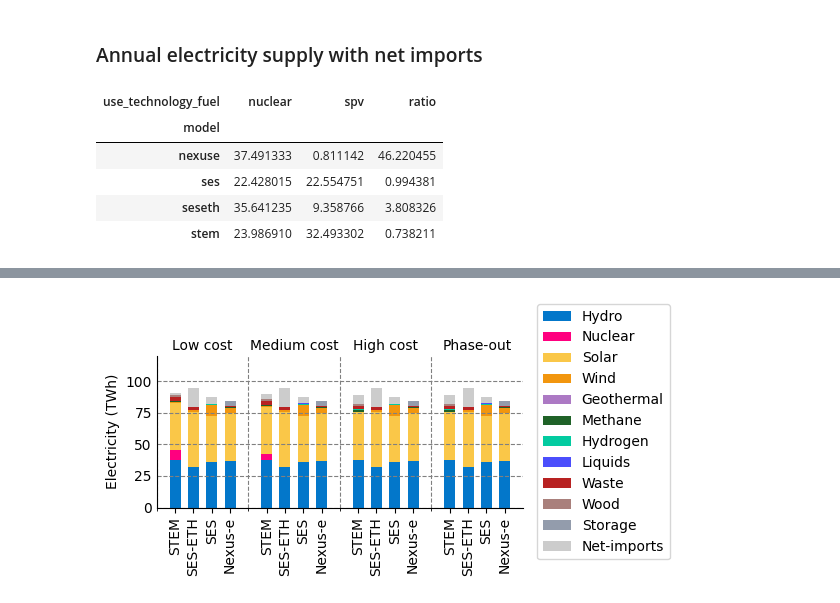
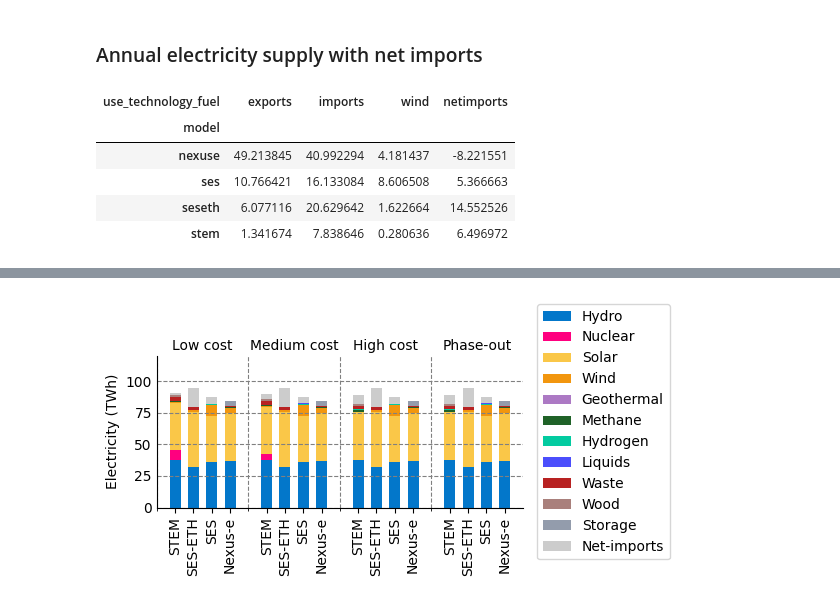
Before and after one commit to rebeccalordan-perret/plots-model-comparison, a Jupyter notebook: cross_comparison_colab.ipynb, the cells around one changed output, grey strips where cells are left out. Saved outputs shown, nothing was run; the diff lists cells and outputs as text; code cells hidden in the pictures.

```diff
--- a/cross_comparison_colab.ipynb
+++ b/cross_comparison_colab.ipynb
@@ -103,16 +103,16 @@ Attributes:
 ### Annual electricity supply with net imports
 # %%
 #cross_plots.allData
-df = cross_plots.allData.loc['abroad-resnuc-low','wacc_5',:, 'electricity_supply', ['nuclear', 'spv'], 'annual', 2050, :]
+df = cross_plots.allData.loc['abroad-res-phaseout','wacc_5',:, ['electricity_supply', 'electricity_consumption'], ['imports', 'exports','wind'], 'annual', 2050, :]
 df = df.reset_index() # Reset index to make 'model' a column
 df = df[['model', 'use_technology_fuel', 'value']]
 df = df.pivot(index='model', columns='use_technology_fuel', values='value')
-df['ratio'] = df['nuclear'] / df['spv']
+df['netimports']=df['imports']-df['exports']
 df
 # %% [output]
-| use_technology_fuel | nuclear | spv | ratio |
-| model |  |  |  |
-| nexuse | 37.491333 | 0.811142 | 46.220455 |
-| ses | 22.428015 | 22.554751 | 0.994381 |
-| seseth | 35.641235 | 9.358766 | 3.808326 |
-| stem | 23.986910 | 32.493302 | 0.738211 |
+| use_technology_fuel | exports | imports | wind | netimports |
+| model |  |  |  |  |
+| nexuse | 49.213845 | 40.992294 | 4.181437 | -8.221551 |
+| ses | 10.766421 | 16.133084 | 8.606508 | 5.366663 |
+| seseth | 6.077116 | 20.629642 | 1.622664 | 14.552526 |
+| stem | 1.341674 | 7.838646 | 0.280636 | 6.496972 |
```
Also changed, not shown: parts of 1 cell of this notebook.
